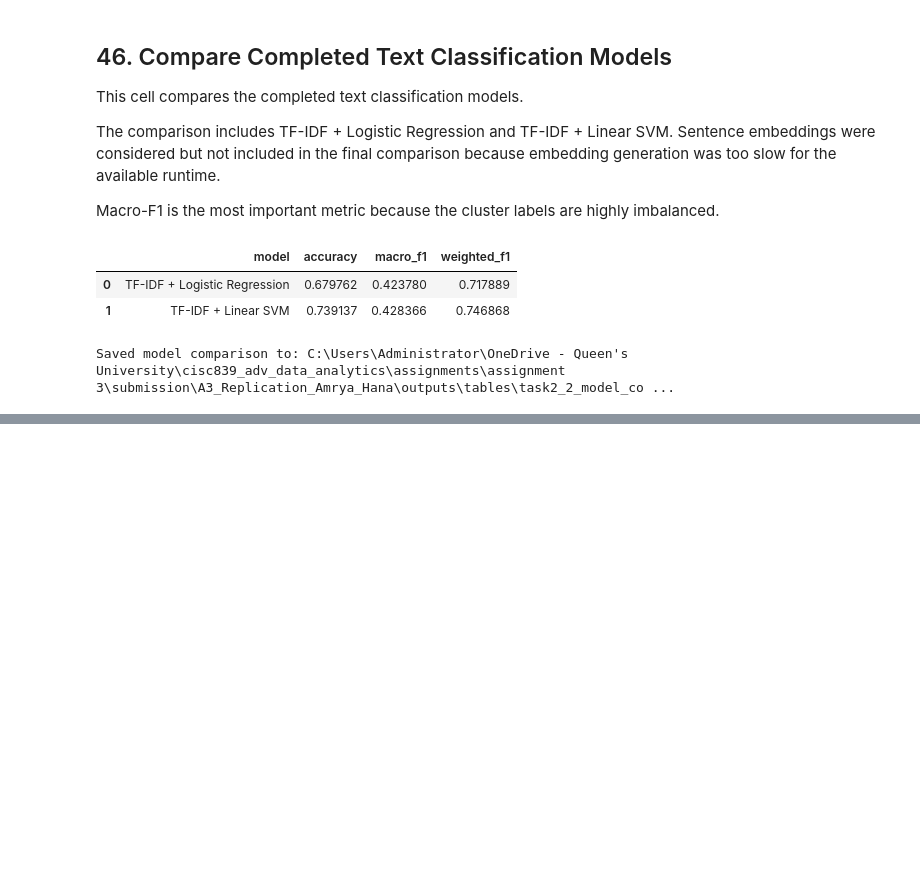
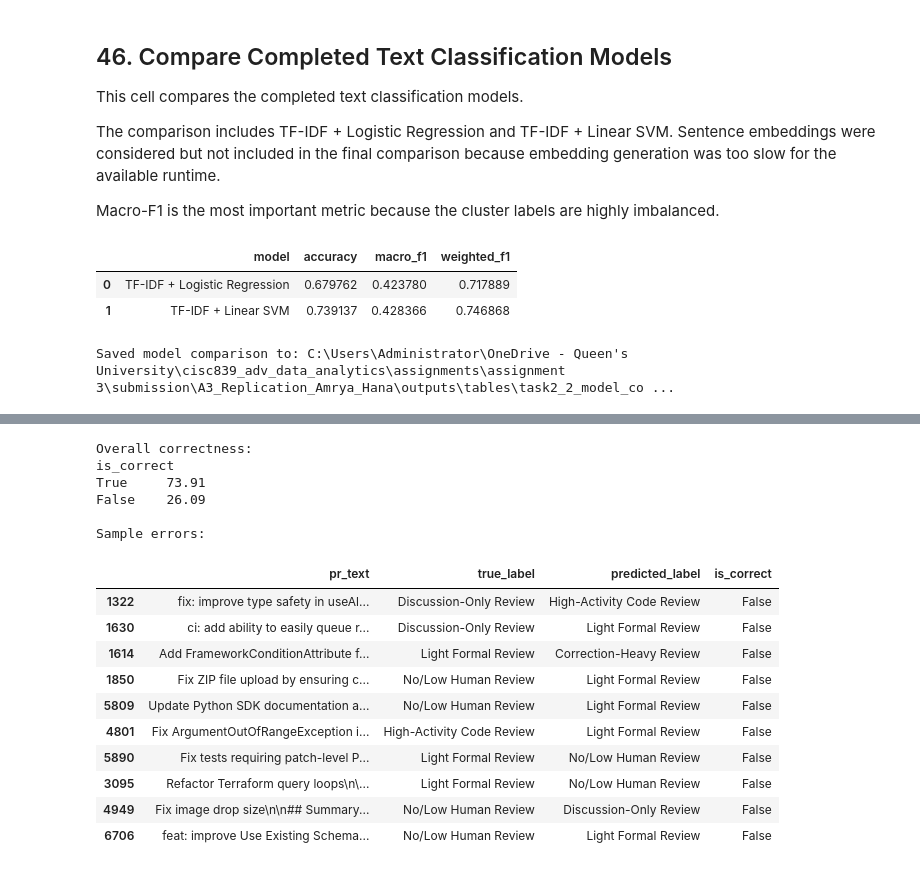
Before and after one commit to hanaessam/A3_Replication_Amrya_Hana, a Jupyter notebook: notebooks/A3_main_analysis.ipynb, the cells around one changed output, grey strips where cells are left out. Drawn from its saved outputs; the diff is of its cells as text; code cells hidden in the pictures; blank space fills up the shorter version.

```diff
--- a/notebooks/A3_main_analysis.ipynb
+++ b/notebooks/A3_main_analysis.ipynb
@@ -2247,0 +2256,37 @@ Saved model comparison to: C:\Users\Administrator\OneDrive - Queen's University\
+# %%
+error_analysis_df = pd.DataFrame({
+    "pr_text": X_test.values,
+    "true_label": y_test.values,
+    "predicted_label": y_pred_final
+})
+
+error_analysis_df["is_correct"] = (
+    error_analysis_df["true_label"] == error_analysis_df["predicted_label"]
+)
+
+print("Overall correctness:")
+print(error_analysis_df["is_correct"].value_counts(normalize=True).mul(100).round(2).to_string())
+
+print("\nSample errors:")
+display(
+    error_analysis_df[~error_analysis_df["is_correct"]]
+    .sample(10, random_state=42)
+)
+# %% [output]
+Overall correctness:
+is_correct
+True     73.91
+False    26.09
+
+Sample errors:
+|  | pr_text | true_label | predicted_label | is_correct |
+| 1322 | fix: improve type safety in useAl... | Discussion-Only Review | High-Activity Code Review | False |
+| 1630 | ci: add ability to easily queue r... | Discussion-Only Review | Light Formal Review | False |
+| 1614 | Add FrameworkConditionAttribute f... | Light Formal Review | Correction-Heavy Review | False |
+| 1850 | Fix ZIP file upload by ensuring c... | No/Low Human Review | Light Formal Review | False |
+| 5809 | Update Python SDK documentation a... | No/Low Human Review | Light Formal Review | False |
+| 4801 | Fix ArgumentOutOfRangeException i... | High-Activity Code Review | Light Formal Review | False |
+| 5890 | Fix tests requiring patch-level P... | Light Formal Review | No/Low Human Review | False |
+| 3095 | Refactor Terraform query loops\n\... | Light Formal Review | No/Low Human Review | False |
+| 4949 | Fix image drop size\n\n## Summary... | No/Low Human Review | Discussion-Only Review | False |
+| 6706 | feat: improve Use Existing Schema... | No/Low Human Review | Light Formal Review | False |
```
Also changed, not shown: parts of 11 cells of this notebook.
